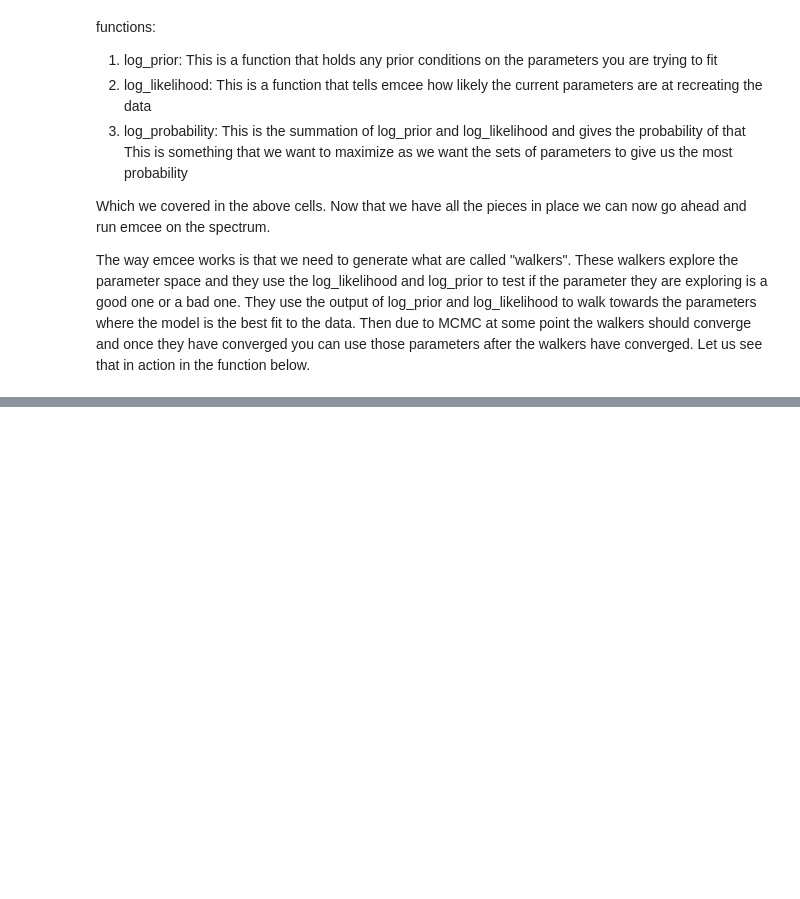
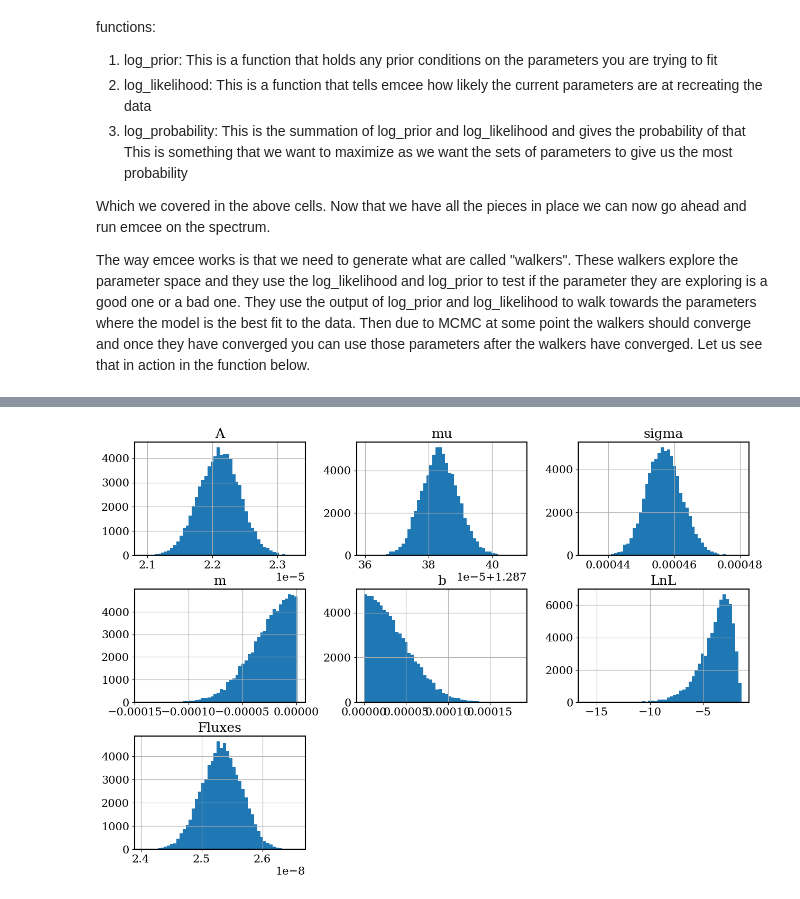
Before and after one commit to astroscar09/VIP_MODULE, a Jupyter notebook: Module_Spectroscopy/Module3_Spectra_Analysis_Part3_Gaussian_Fitting.ipynb, the cells around one changed output, grey strips where cells are left out. Cells and saved outputs as stored; diff of their text form; code cells hidden in the pictures; blank space fills up the shorter version.

```diff
--- a/Module_Spectroscopy/Module3_Spectra_Analysis_Part3_Gaussian_Fitting.ipynb
+++ b/Module_Spectroscopy/Module3_Spectra_Analysis_Part3_Gaussian_Fitting.ipynb
@@ -595,7 +595,8 @@ def fitting_line(wave, flux, flux_err, line_center, window_wavelength, run = 300
     emcee_df['A'] = flat_samples[:, 0]
     emcee_df['mu'] = flat_samples[:, 1]
     emcee_df['sigma'] = flat_samples[:, 2]
-    emcee_df['b'] = flat_samples[:, 3]
+    emcee_df['m'] = flat_samples[:, 3]
+    emcee_df['b'] = flat_samples[:, 4]
     emcee_df['LnL'] = LnL_chain[:]
 
     #removing values where the log_likelihood was infinite as these are bad fits
@@ -610,12 +611,15 @@ def fitting_line(wave, flux, flux_err, line_center, window_wavelength, run = 300
     if diagnose == True:
 
         print('Checking Prameter Posterior Distributions')
-        fig, ax = plt.subplots(nrows = 2, ncols = 2, constrained_layout = True)
+        fig, ax = plt.subplots(nrows = 3,
+                               ncols = 2,
+                               constrained_layout = True)
 
         emcee_df.A.hist(ax = ax[0, 0])
         emcee_df.mu.hist(ax = ax[0, 1])
         emcee_df.sigma.hist(ax = ax[1, 0])
-        emcee_df.b.hist(ax = ax[1, 1])
+        emcee_df.m.hist(ax = ax[1, 1])
+        emcee_df.b.hist(ax = ax[2, 0])
 
         plt.show()
 
@@ -656,14 +662,16 @@ plt.show()
 #we perform the fitting on this line
 check_wave, check_flux, check_flux_err, check_df = fitting_line(wavelength_cleaned,
                                                                 flux_cleaned, flux_error_cleaned,
-                                                                best_lamba_obs, line_window, save_df = False,
+                                                                best_lamba_obs, line_window,
                                                                 diagnose = False)
 # %%
 cobaltblue = '#2e37fe'
 # %%
 #checking the histograms of the posterior distributions on our parameters
-check_df.hist(figsize = (12, 10), bins = 50)
+check_df.hist(figsize = (15, 10), bins = 50)
 plt.show()
+# %% [output]
+[figure, added]
 # %%
 #making a wavelength array from the emcee wavelength array
 xarr = np.linspace(check_wave[0], check_wave[-1], 1000)
```
Also changed, not shown: parts of 2 cells of this notebook, 1 other file.
